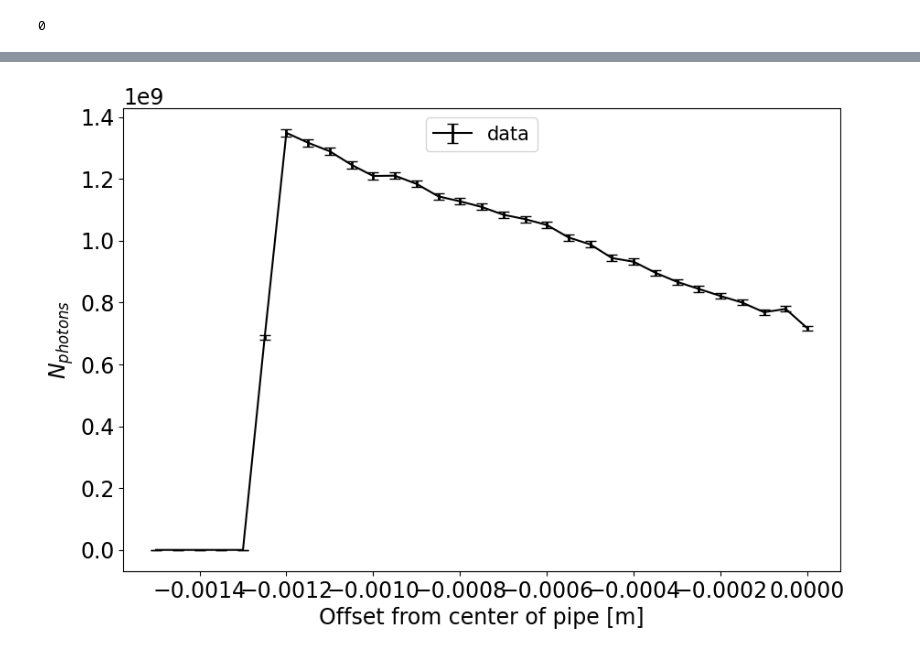
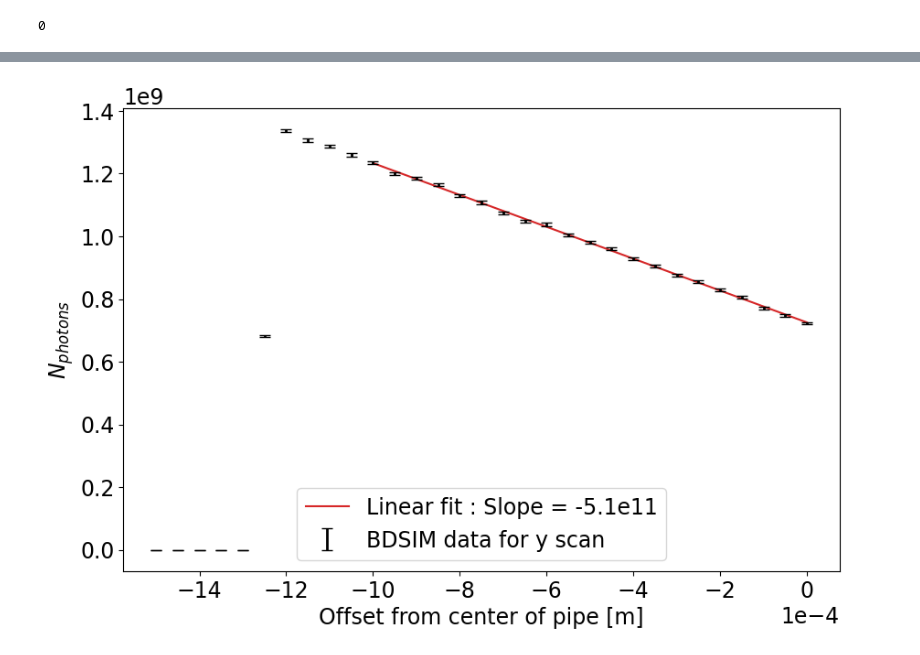
Before and after one commit to MarinDeniaud/luxe-backgrounds, a Jupyter notebook: 06_analysis/Beam_needle_analysis.ipynb, the cells around one changed output, grey strips where cells are left out. Drawn from its saved outputs; the diff is of its cells as text; code cells hidden in the pictures.

```diff
--- a/06_analysis/Beam_needle_analysis.ipynb
+++ b/06_analysis/Beam_needle_analysis.ipynb
@@ -104,6 +114,10 @@ Warning in <TClass::Init>: no dictionary for class BDSOutputROOTEventHeader is a
 # %%
-beamNeedle.PlotIntegralNeedle('../06_analysis/20000_part_T20_needle_X_+0.00e-5*_hist.root', 'PHOTONS_R', 'Y',
+beamNeedle.PlotIntegralNeedle('../06_analysis/T20_needle_X_+0.00e-5*_merged_hist.root', 'PHOTONS_R', 'Y',
                               a=None, sigmax=10e-6, sigmay=10e-6, mux=0, muy=0, b=None, length=1e-3, R1=7e-6, R2=125e-6,
-                              manualFit=False, autoFit=False, autoFitFixed=False, linFit=False, fitRange=[-_np.inf, _np.inf])
+                              manualFit=False, autoFit=False, autoFitFixed=False, linFit=True, fitRange=[-1e-3, 0])
+
+_plt.ticklabel_format(axis='x', style='sci', scilimits=(-4,-4))
+_plt.legend(["Linear fit : Slope = -5.1e11", "BDSIM data for y scan"], prop={'size': 17}, loc=8)
+_plt.savefig("{}_photon_beam_Y_scan_and_fit".format(save_name_prefix), dpi="figure", bbox_inches='tight', facecolor="#FF000000")
 # %% [output]
-[figure, old version]
+[figure, new version]
```
Also changed, not shown: parts of 11 cells of this notebook, 2 other files.
